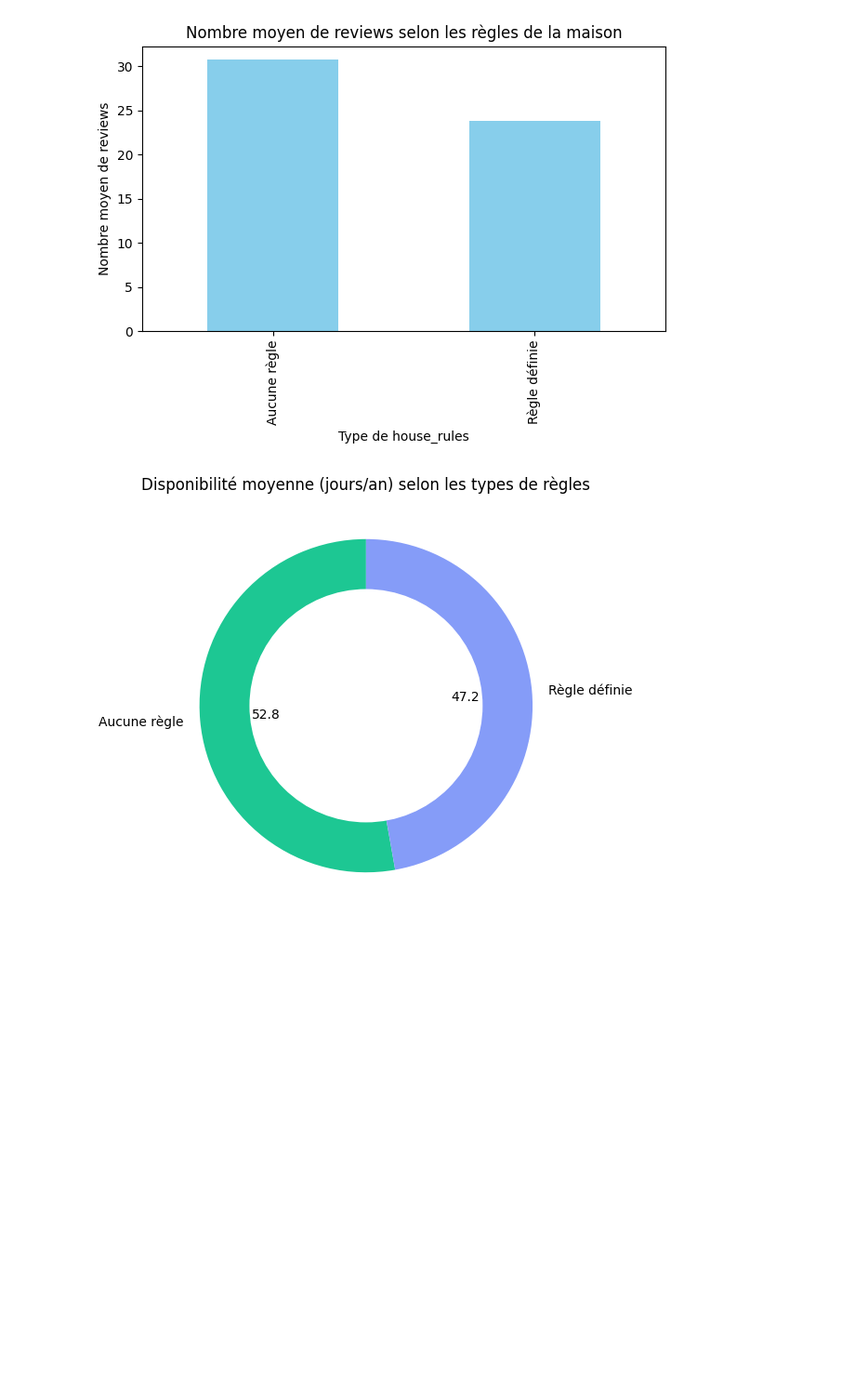
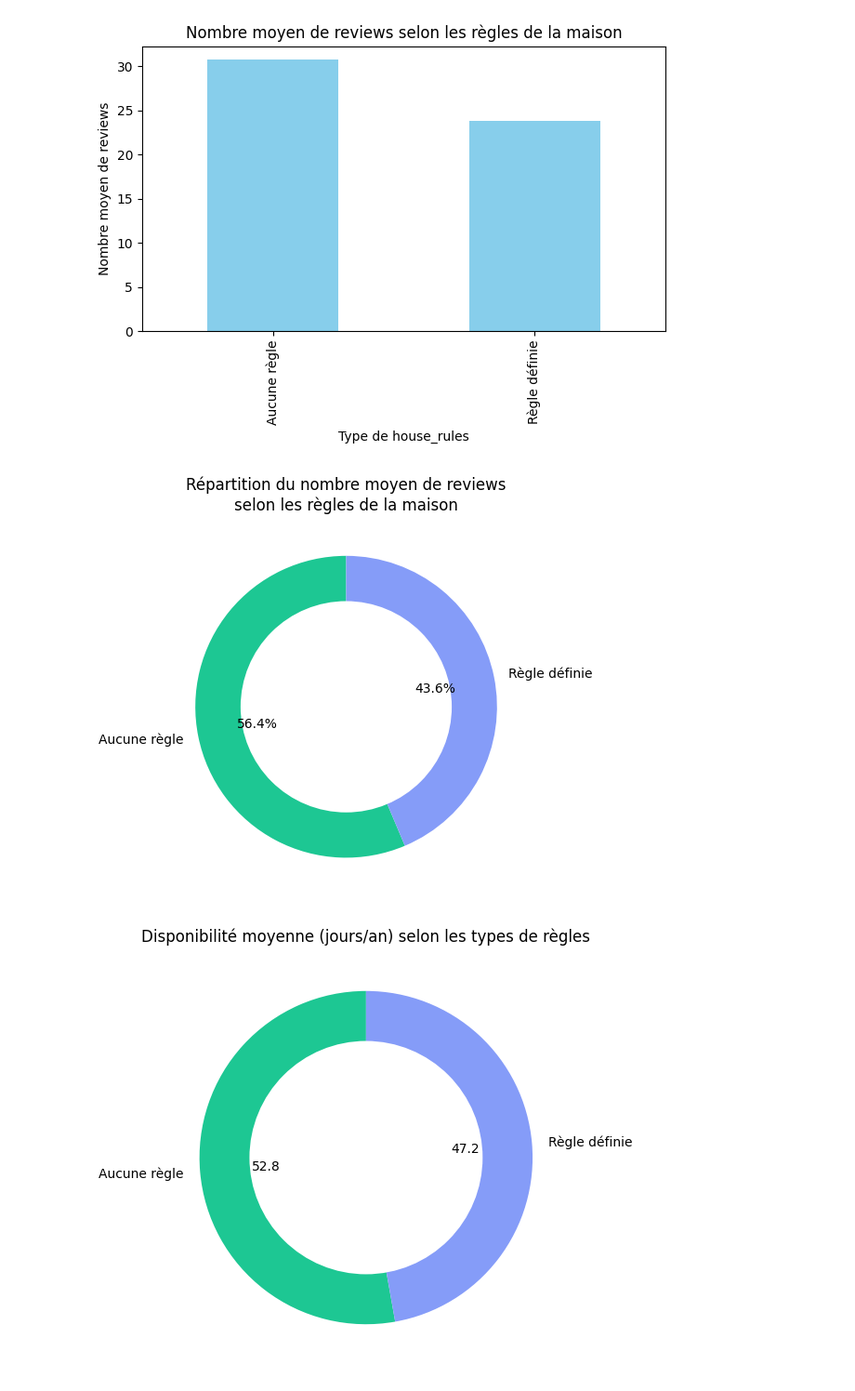
Before and after one commit to EthanVieville/4IABD_reporting_grp7, a Jupyter notebook: verifier_hypothese.ipynb, the cells around one changed output. Shown at 93% size. Saved outputs shown, nothing was run; the diff lists cells and outputs as text; code cells hidden in the pictures; blank space fills up the shorter version.

```diff
--- a/verifier_hypothese.ipynb
+++ b/verifier_hypothese.ipynb
@@ -232,6 +240,43 @@ plt.tight_layout()
 plt.show()
 # %% [output]
 [figure]
+# %%
+import matplotlib.pyplot as plt
+
+
+def house_rule_type(val):
+    if pd.isna(val) or val == "#NAME?":
+        return "Aucune règle"
+    else:
+        return "Règle définie"
+
+df["house_rule_cat"] = df["house_rules"].apply(house_rule_type)
+
+# Regrouper les données
+reviews_by_rule = df.groupby("house_rule_cat")["number of reviews"].mean()
+
+colors = ['#1dc793', '#859cf8']
+
+# Donut chart
+fig, ax = plt.subplots()
+wedges, texts, autotexts = ax.pie(
+    reviews_by_rule,
+    labels=reviews_by_rule.index,
+    autopct='%1.1f%%',
+    startangle=90,
+    colors=colors,
+    wedgeprops=dict(width=0.4)  # pour créer le "trou" au milieu
+)
+
+# Cercle central blanc pour l'effet donut
+centre_circle = plt.Circle((0, 0), 0.70, fc='white')
+fig.gca().add_artist(centre_circle)
+
+plt.title("Répartition du nombre moyen de reviews\nselon les règles de la maison")
+plt.tight_layout()
+plt.show()
+# %% [output]
+[figure, added]
 # %%
 import matplotlib.pyplot as plt
 
```
Also changed, not shown: parts of 3 cells of this notebook.
